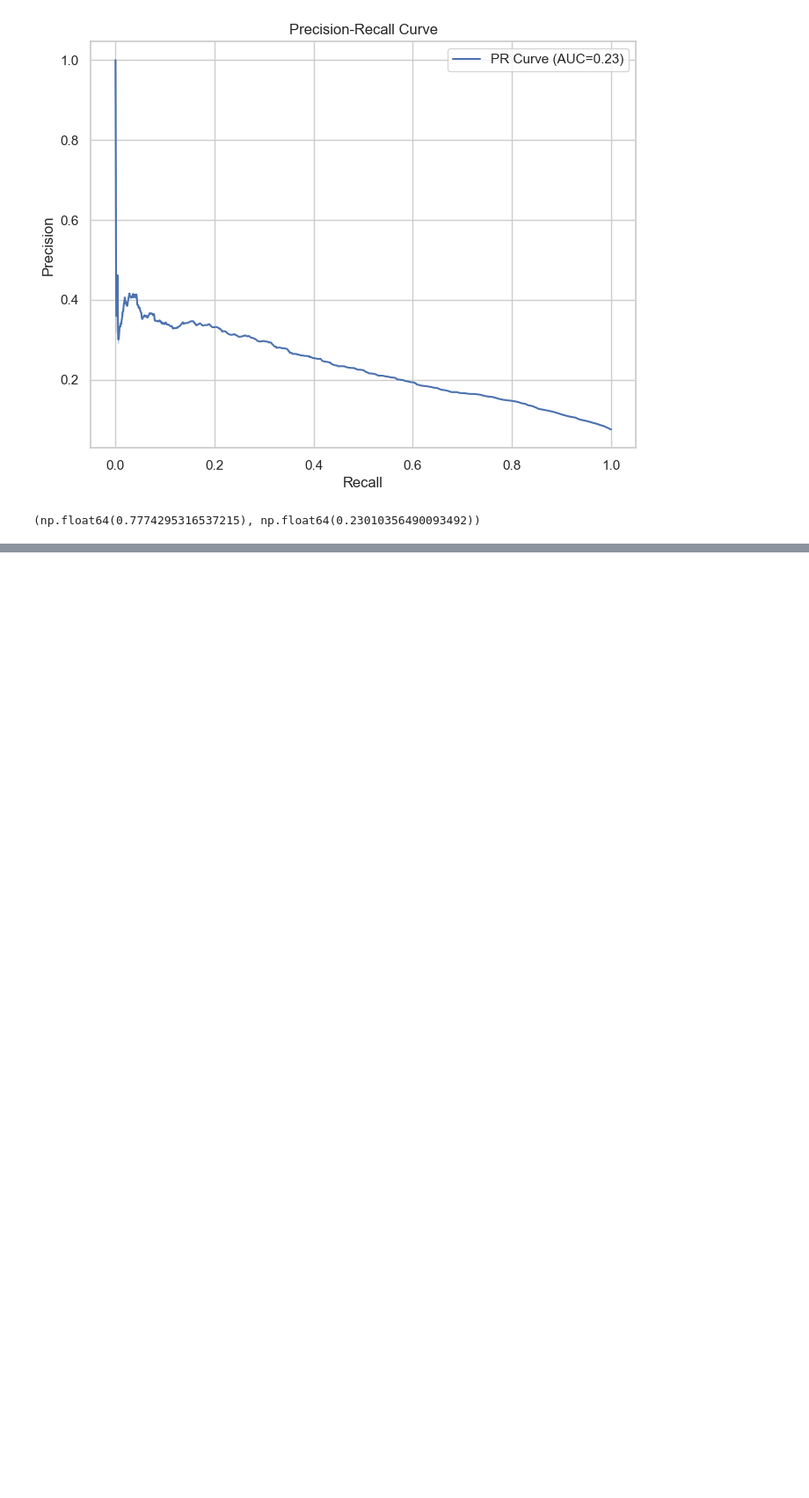
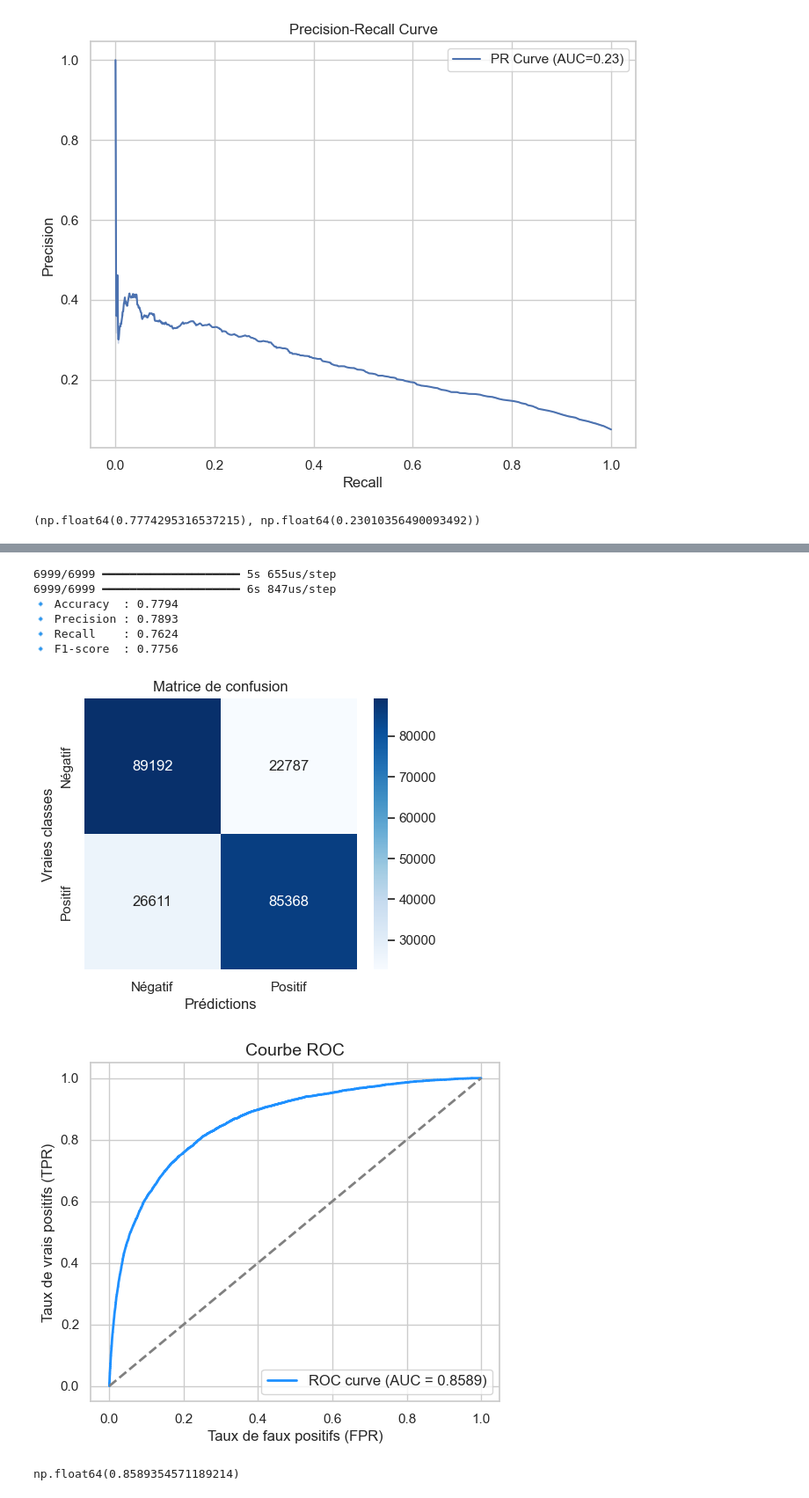
Before and after one commit to AmoussouKokou/formation, a Jupyter notebook: src/deroule.ipynb, the cells around one changed output, grey strips where cells are left out. Shown at 88% size. Drawn from its saved outputs; the diff is of its cells as text; code cells hidden in the pictures; blank space fills up the shorter version.

```diff
--- a/src/deroule.ipynb
+++ b/src/deroule.ipynb
@@ -885,0 +920,5 @@ eval.plot_roc_curve(X_test_1, y_test_1), eval.plot_precision_recall_curve(X_test
+# %%
+from sklearn.impute import KNNImputer
+imputer = KNNImputer(n_neighbors=10)
+X_train_imp = imputer.fit_transform(X_train_res)
+X_test_imp = imputer.transform(X_test)
@@ -885,0 +929,7 @@ eval.plot_roc_curve(X_test_1, y_test_1), eval.plot_precision_recall_curve(X_test
+# %%
+from tensorflow.keras.utils import to_categorical
+y_train_transf = np.array(y_train_res, dtype=np.int64) # to_categorical(y_train, num_classes=2)
+y_test_transf = np.array(y_test, dtype=np.int64) # to_categorical(y_test, num_classes=2)
+# %%
+X_train_transf = np.array(X_train_imp, dtype=np.float32)
+X_test_transf = np.array(X_test_imp, dtype=np.float32)
@@ -885,0 +950,14 @@ eval.plot_roc_curve(X_test_1, y_test_1), eval.plot_precision_recall_curve(X_test
+# %%
+model = DeepModel(
+    metric="auc",
+    loss="binary_crossentropy",
+    couches=[
+        (30, "relu"),
+        (20, "relu"),
+        (10, "relu"),
+        (1, "sigmoid")
+    ],
+    epochs=50,
+    batch_size=32,
+    verbose=1)
+model.fit(X_train_transf, y_train_transf)
@@ -885,0 +985,16 @@ eval.plot_roc_curve(X_test_1, y_test_1), eval.plot_precision_recall_curve(X_test
+# %%
+from src.modules.evaluator import Evaluator
+y_pred_transf = model.predict(X_train_transf, seuil=0.5)
+y_proba_transf = model.predict_proba(X_train_transf).max(axis=1)
+metrics_train = Evaluator().predict2(y_pred_transf, y_train_res)
+auc_train = Evaluator().plot_roc_curve2(y_proba_transf, y_train_res)
+# %% [output]
+6999/6999 ━━━━━━━━━━━━━━━━━━━━ 5s 655us/step
+6999/6999 ━━━━━━━━━━━━━━━━━━━━ 6s 847us/step
+🔹 Accuracy  : 0.7794
+🔹 Precision : 0.7893
+🔹 Recall    : 0.7624
+🔹 F1-score  : 0.7756
+[figure, added]
+[figure, added]
+np.float64(0.8589354571189214)
```
Also changed, not shown: parts of 25 cells of this notebook, 20 other files.
